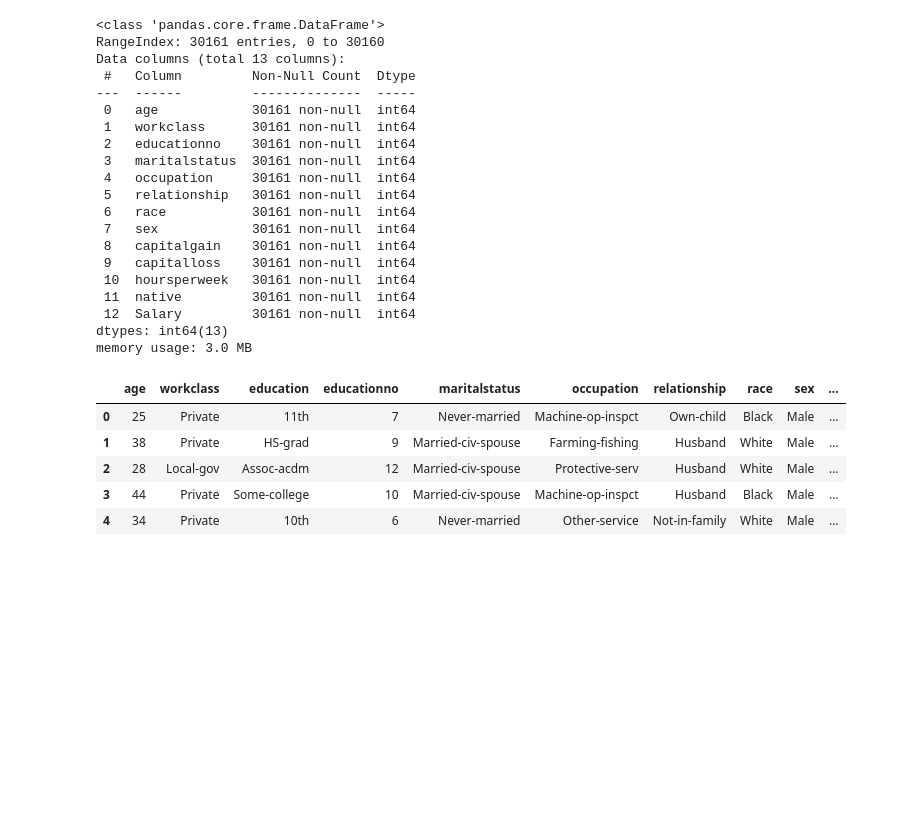
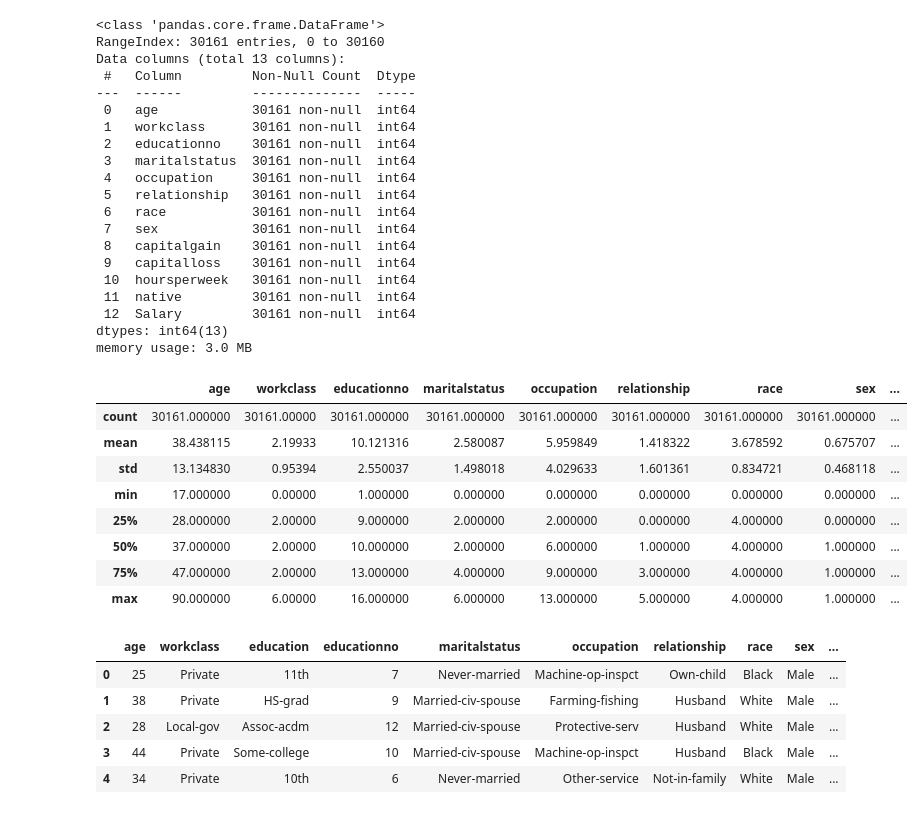
Before and after one commit to shrad1997/SVM, a Jupyter notebook: SVM_Salary.ipynb, the cells around one changed output. Drawn from its saved outputs; the diff is of its cells as text; code cells hidden in the pictures; blank space fills up the shorter version.

```diff
--- a/SVM_Salary.ipynb
+++ b/SVM_Salary.ipynb
@@ -101,3 +101,15 @@ Data columns (total 13 columns):
  12  Salary         30161 non-null  int64
 dtypes: int64(13)
 memory usage: 3.0 MB
+# %%
+train_data.describe()
+# %% [output]
+|  | age | workclass | educationno | maritalstatus | occupation | relationship | race | sex | ... |
+| count | 30161.000000 | 30161.00000 | 30161.000000 | 30161.000000 | 30161.000000 | 30161.000000 | 30161.000000 | 30161.000000 | ... |
+| mean | 38.438115 | 2.19933 | 10.121316 | 2.580087 | 5.959849 | 1.418322 | 3.678592 | 0.675707 | ... |
+| std | 13.134830 | 0.95394 | 2.550037 | 1.498018 | 4.029633 | 1.601361 | 0.834721 | 0.468118 | ... |
+| min | 17.000000 | 0.00000 | 1.000000 | 0.000000 | 0.000000 | 0.000000 | 0.000000 | 0.000000 | ... |
+| 25% | 28.000000 | 2.00000 | 9.000000 | 2.000000 | 2.000000 | 0.000000 | 4.000000 | 0.000000 | ... |
+| 50% | 37.000000 | 2.00000 | 10.000000 | 2.000000 | 6.000000 | 1.000000 | 4.000000 | 1.000000 | ... |
+| 75% | 47.000000 | 2.00000 | 13.000000 | 4.000000 | 9.000000 | 3.000000 | 4.000000 | 1.000000 | ... |
+| max | 90.000000 | 6.00000 | 16.000000 | 6.000000 | 13.000000 | 5.000000 | 4.000000 | 1.000000 | ... |
```
Also changed, not shown: parts of 4 cells of this notebook.
